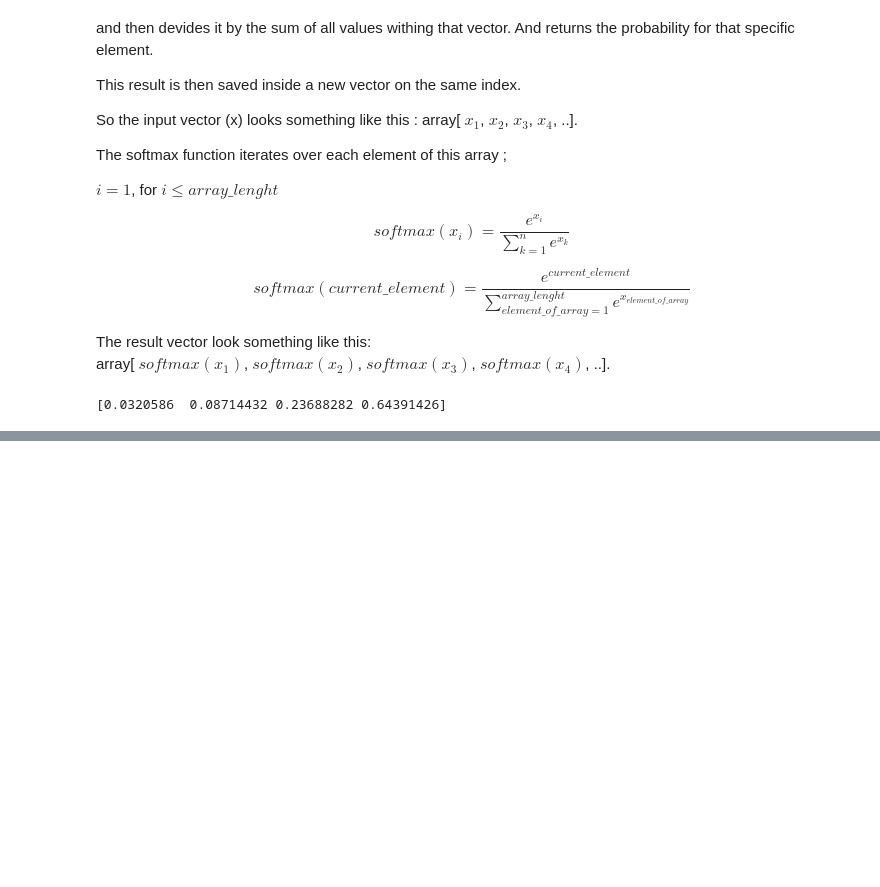
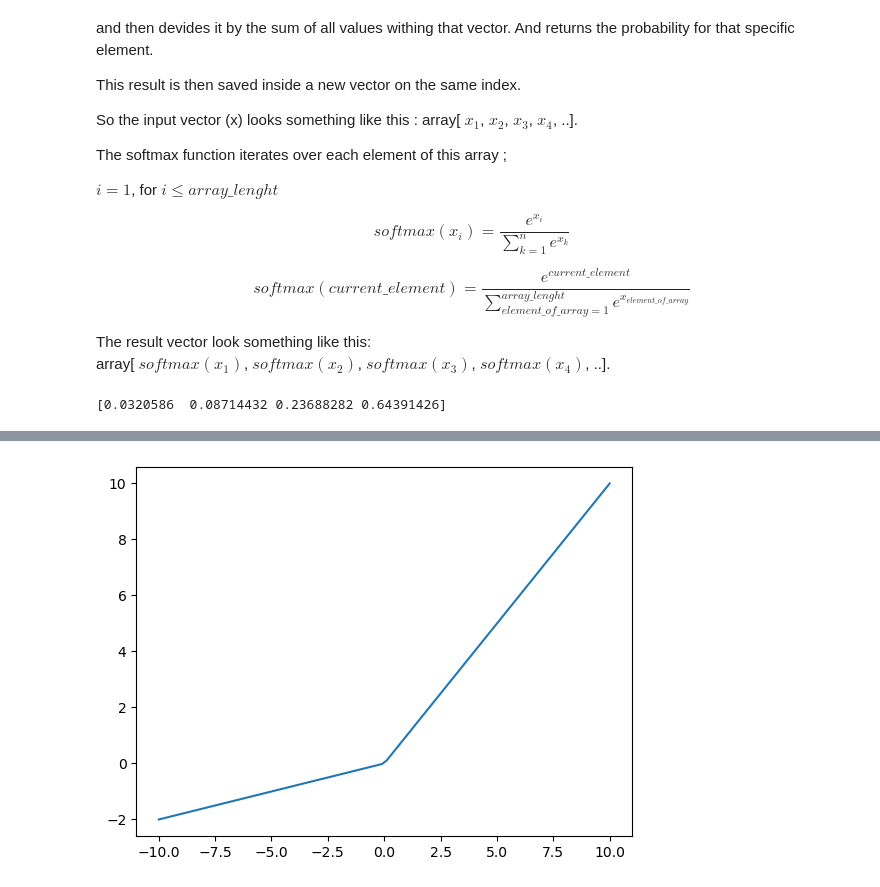
Before and after one commit to undefinedcreature01/dl, a Jupyter notebook: notebooks/00_pytorch_activation_functions.ipynb, the cells around one changed output, grey strips where cells are left out. Cells and saved outputs as stored; diff of their text form; code cells hidden in the pictures; blank space fills up the shorter version.

```diff
--- a/notebooks/00_pytorch_activation_functions.ipynb
+++ b/notebooks/00_pytorch_activation_functions.ipynb
@@ -149,0 +176,16 @@ print(propability_array)
+# %%
+def LReLu(x, negative_slope=0):
+    return max(0,x) + negative_slope*min(x,0)
+# %%
+# mapped values ; what we get when we put an x into out function
+y_axis = [] #the loss
+
+# for each x value we want to map - we run the function
+for x in x_axis:
+    y_axis.append(LReLu(x,0.2))
+# %%
+# draw
+plt.plot(x_axis, y_axis)
+plt.show()
+# %% [output]
+[figure, added]
```
Also changed, not shown: parts of 6 cells of this notebook, 8 other files.
